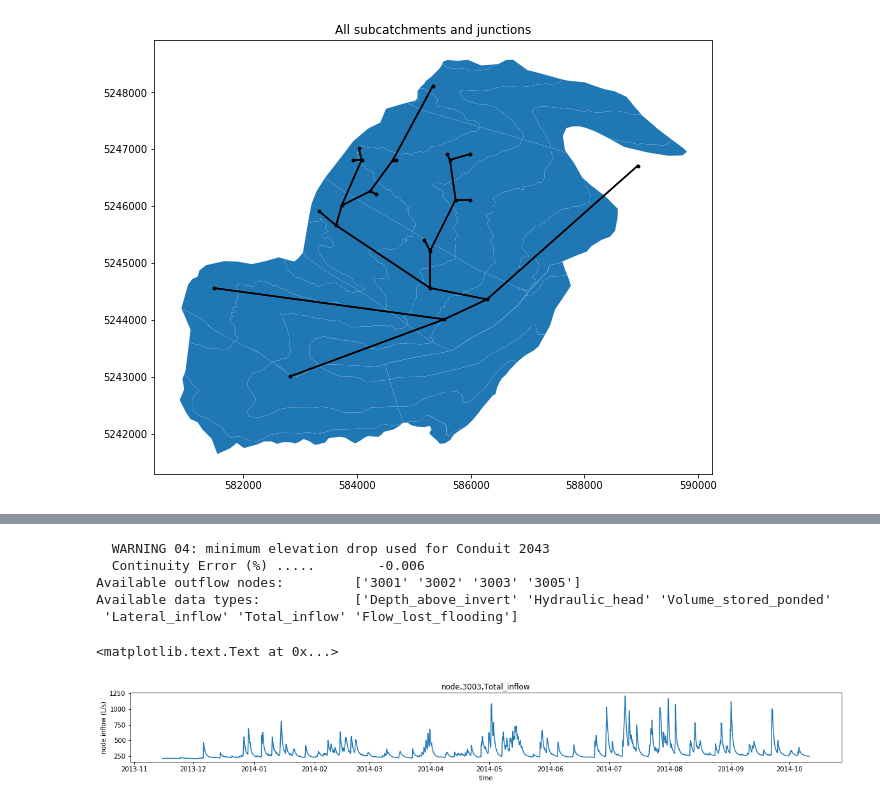
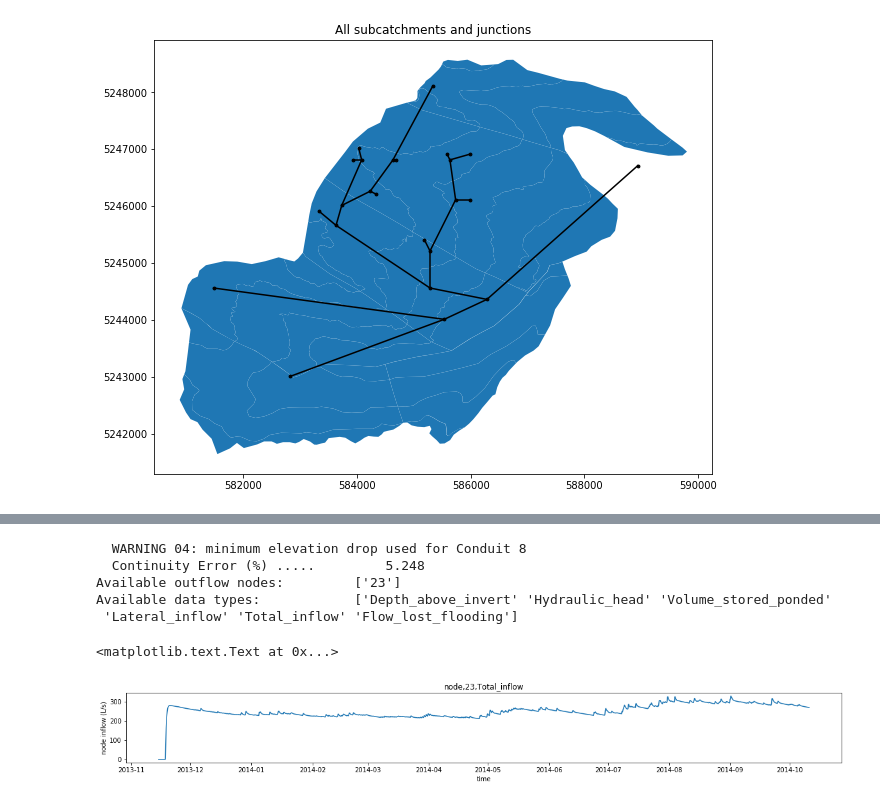
Before and after one commit to Sebalo94/swmm, a Jupyter notebook: swmmpy_gott_v4.ipynb, the cells around one changed output, grey strips where cells are left out. Cells and saved outputs as stored; diff of their text form; code cells hidden in the pictures.

Commit message:
run swmm using SKS-generated conduit network(2D)

```diff
--- a/swmmpy_gott_v4.ipynb
+++ b/swmmpy_gott_v4.ipynb
@@ -73,16 +69,17 @@ placeholders =      ['junctions', 'conduits', 'coordinates',                #pla
 plot=True  #set whether to plot results or not (True/False)
 
 #Locate data:
-#subcatchments = sp.import_data(data_filenames[-1])                                                   #import SWMM-formatted subcatchment csv
-poly_file   = r'C:\Users\Chloe\Desktop\PhD\GIS maps\ArcMap files\subcatchments.shp'                   #path to subcatchment shapefile
-nodes_file  = r'C:\Users\Chloe\Desktop\PhD\SKS\gottesacker\output_SKS\output_SKS_simpleNodes.txt'     #path to SKS nodes file (simplified version)
-elev_file   = r'C:\Users\Chloe\Desktop\PhD\SKS\gottesacker\output_SKS\output_SKS_simpleElevs.txt'     #path to SKS elev file
-links_file  = r'C:\Users\Chloe\Desktop\PhD\SKS\gottesacker\output_SKS\output_SKS_simpleLinks.txt'     #path to SKS links file
-spring_file = r'C:\Users\Chloe\Desktop\PhD\SKS\gottesacker\output_SKS\output_SKS_springNodesXYZ.dat'  #path to SKS nodes file
+poly_file    = r'C:\Users\Chloe\Desktop\PhD\GIS maps\ArcMap files\subcatchments.shp'                   #path to subcatchment shapefile
+sc_data_file = 'subcatchments.csv'                                                                     #path to subcatchment data file
+nodes_file   = r'C:\Users\Chloe\Desktop\PhD\SKS\gottesacker\output_SKS\output_SKS_simpleNodes.txt'     #path to SKS nodes file (simplified version)
+elev_file    = r'C:\Users\Chloe\Desktop\PhD\SKS\gottesacker\output_SKS\output_SKS_simpleElevs.txt'     #path to SKS elev file
+links_file   = r'C:\Users\Chloe\Desktop\PhD\SKS\gottesacker\output_SKS\output_SKS_simpleLinks.txt'     #path to SKS links file
+spring_file  = r'C:\Users\Chloe\Desktop\PhD\SKS\gottesacker\output_SKS\output_SKS_springNodesXYZ.dat'  #path to SKS nodes file
 
 #Import & format data:
 polygons      = gpd.read_file(poly_file)                                            #import subcatchment shapefile
 polygons.sort_values(by='typ',inplace=True)                                         #sort by subcatchment number
+sc_data       = pd.read_csv(sc_data_file, header=1)                                           #import subcatchment data file
 
 nodes         = pd.read_csv(nodes_file, header=None, names=['X','Y'], delim_whitespace=True) #import node data from SKS txt output file
 nodes['Z']    = pd.read_csv(elev_file, header=None, names=['Z'])                    #import node elev data from SKS and add it as a new column
@@ -92,8 +89,14 @@ springs       = pd.read_csv(spring_file, delim_whitespace=True)
 nodes.type[nodes.X==springs.X.values[0]] = 'outfall'                                #change node type to outfall for springs (based on X location)
 
 links         = pd.read_csv(links_file, header=None, names=['InNode','OutNode'], delim_whitespace=True) #import link data from SKS txt output file (simplified)
-links         = links - 1                                                           #convert node indices to Python 0-based indexing
+links         = links - 1                                                           #convert node indices to Python 0-based  indices
+links['InNode']  = [int(node) for node in links.InNode]                             #convert to integer
+links['OutNode'] = [int(node) for node in links.OutNode]                            #convert to integer
+links['dz']      = [nodes.loc[links.loc[i].InNode].Z - nodes.loc[links.loc[i].OutNode].Z for i in links.index]  #add new column for elevation change between two nodes
+links = links[links.dz.values>0]                                                    #select only conduits with a downhill slope
+links.reset_index(drop=True,inplace=True)                                           #reset indexing to start from zero
 links['Name'] = links.index                                                         #add a column for link name (use row index)
+
 fromX = nodes.X.loc[links.InNode]                                                   #calculate coordinates for link start and end points
 fromY = nodes.Y.loc[links.InNode]
 toX   = nodes.X.loc[links.OutNode]
@@ -274,36 +285,36 @@ sp.run(inputfile, reportfile, outputfile)
 # %%
 #Read outputs:
 
 #Report file:
 flags = ['WARNING','ERROR','Continuity Error']          #set which flags to print (any lines containing these strings will be printed) (continuity error should be <10%)
 report = pd.read_table(reportfile, header=None)         #read report file into dataframe
 for flag in flags:                                      #loop over flags
     ind = report.index[report[0].str.contains(flag)]    #df.index gets the index, df[0] looks in column 0 (returns an index object not just the name)
     if ind.size > 0:                                    #if the flag is found (i.e. the array is not empty)
         loc = report.index.get_loc(ind[0])              #get the location index (i.e. the row number)
         print(report.iloc[loc].values[0])               #print the line containing that index
 
 #Output file:
 node_info = st.catalog(outputfile, itemtype='node')             #get node info (i.e. what data is available)
 node_info = pd.DataFrame(node_info, columns=['itemtype','name','datatype'])  #convert to dataframe
 nodenames = node_info.name.unique()
 datatypes = node_info.datatype.unique()
 print('Available outflow nodes:\t', nodenames)  #display available nodes
 print('Available data types:\t\t',  datatypes)  #display available data types
-label = '{},{},{}'.format(node_info.itemtype[0], nodenames[2], datatypes[4])  #create label to identify desired data series
+label = '{},{},{}'.format(node_info.itemtype[0], nodenames[0], datatypes[4])  #create label to identify desired data series
 nodeInflow = st.extract(outputfile, label)   #get node data
 
 #Plot:
 plt.figure(figsize=(20,2))
-plt.plot(nodeInflow.iloc[10:])  #cut off first few data points where head=0
+plt.plot(nodeInflow)
 plt.ylabel('node inflow (L/s)')
 plt.xlabel('time')
 plt.title(label)
 # %% [output]
-  WARNING 04: minimum elevation drop used for Conduit 2043
-  Continuity Error (%) .....        -0.006
-Available outflow nodes:         ['3001' '3002' '3003' '3005']
+  WARNING 04: minimum elevation drop used for Conduit 8
+  Continuity Error (%) .....         5.248
+Available outflow nodes:         ['23']
 Available data types:            ['Depth_above_invert' 'Hydraulic_head' 'Volume_stored_ponded'
  'Lateral_inflow' 'Total_inflow' 'Flow_lost_flooding']
 <matplotlib.text.Text at 0x...>
-[figure, old version]
+[figure, new version]
```
Also changed, not shown: parts of 7 cells of this notebook, 5 other files.
